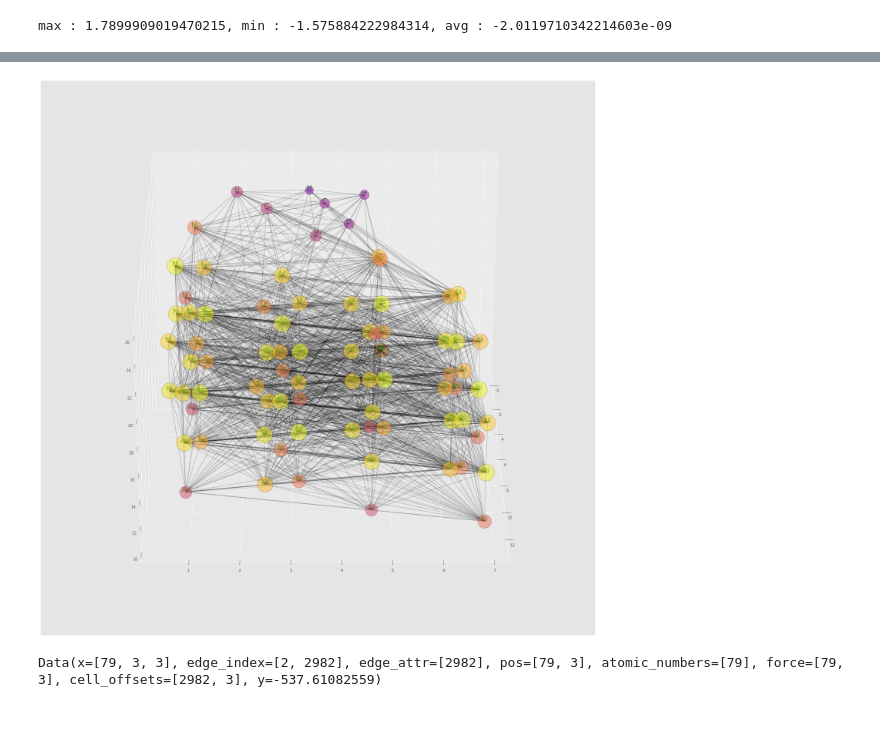
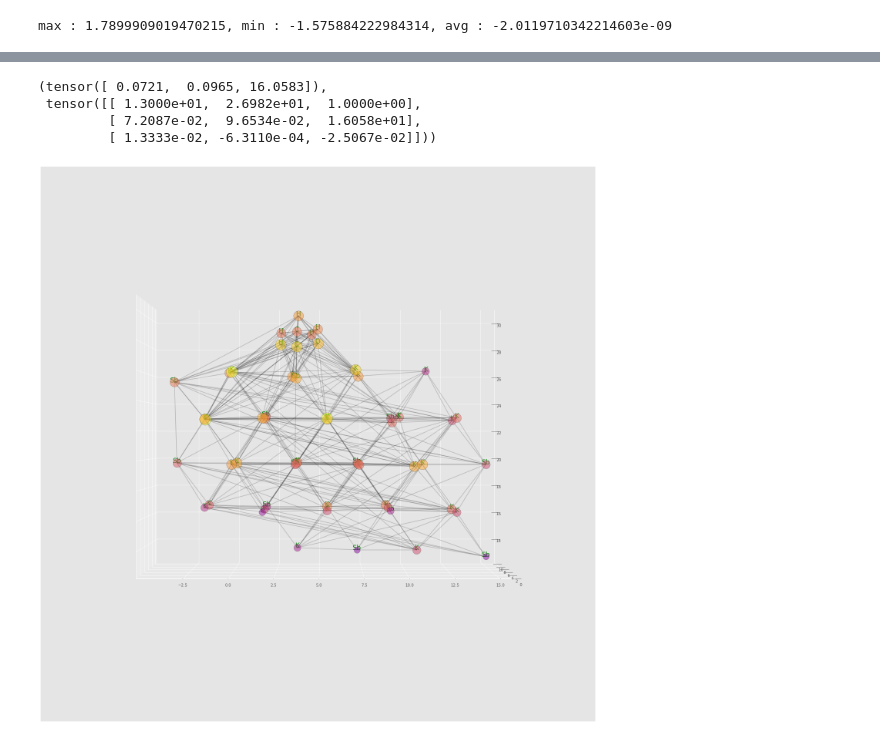
Before and after one commit to Buttermint69/S2EF, a Jupyter notebook: summ.ipynb, the cells around one changed output, grey strips where cells are left out. Drawn from its saved outputs; the diff is of its cells as text; code cells hidden in the pictures.

```diff
--- a/summ.ipynb
+++ b/summ.ipynb
@@ -47,17 +51,34 @@ max : 5.9988274574279785 A, min : 0.964176595211029 A, avg : 4.4172186851501465
 # %%
-z = np.zeros((graph_data.num_nodes, graph_data.num_nodes))
-for i in range(len(graph_data.distances)):
-    z[graph_data.edge_index[0, i],graph_data.edge_index[1, i] ] = graph_data.distances[i]
+# Edge_feat function contains similar type of operations.
+"""
+z = np.zeros((graph_data[0].num_nodes, graph_data[0].num_nodes))
+for i in range(len(graph_data[0].distances)):
+    z[graph_data[0].edge_index[0, i],graph_data[0].edge_index[1, i] ] = graph_data[0].distances[i]
+
+force_avrg = np.average(info, axis=-1)
+f_d = np.diag(force_avrg)
+h_ =  f_d@z
+h = (h_ + h_.T)*0.5
+
+l = list()
+for i in graph_data[0].edge_index.t():
+    l.append(h[i[0], i[1]])
+"""
+
+H = edge_feat(graph_data)
-# %%
-force_avrg = np.average(info, axis=-1)
-f_d = np.diag(force_avrg)
-h_ =  f_d@z
-h = (h_ + h_.T)*0.5
-
-l = list()
-for i in graph_data.edge_index.t():
-    l.append(h[i[0], i[1]])
+# %%
+for i in range(len(graph_data)):
+    graph_data[i].edge_attr = H[i]
+# %%
+graph_data[50].pos[0],graph_data[50].x[0],
+# %% [output]
+(tensor([ 0.0721,  0.0965, 16.0583]),
+ tensor([[ 1.3000e+01,  2.6982e+01,  1.0000e+00],
+         [ 7.2087e-02,  9.6534e-02,  1.6058e+01],
+         [ 1.3333e-02, -6.3110e-04, -2.5067e-02]]))
 # %%
-graph_data.edge_attr = l
-g_1 = to_networkx(graph_data, node_attrs= ["pos","atomic_numbers", "force", "x" ],
+# Converting PyG Graph into networkx graph to make a animates plot
+i = 500
+graph_data[i].edge_attr = H[i]
+g_1 = to_networkx(graph_data[i], node_attrs= ["pos","atomic_numbers", "force", "x" ],
                   edge_attrs= ["edge_attr", "cell_offsets"])
@@ -67,6 +85,4 @@ goku.y = graph_data.y
 # %%
-util_funcs.network_plot_3D(g_1, 0, save=False)
-goku
+util_funcs.network_plot_3D(g_1, 180+90, save=False)
 # %% [output]
-[figure, old version]
+[figure, new version]
-Data(x=[79, 3, 3], edge_index=[2, 2982], edge_attr=[2982], pos=[79, 3], atomic_numbers=[79], force=[79, 3], cell_offsets=[2982, 3], y=-537.61082559)
```
Also changed, not shown: parts of 7 cells of this notebook, 1 other file.
